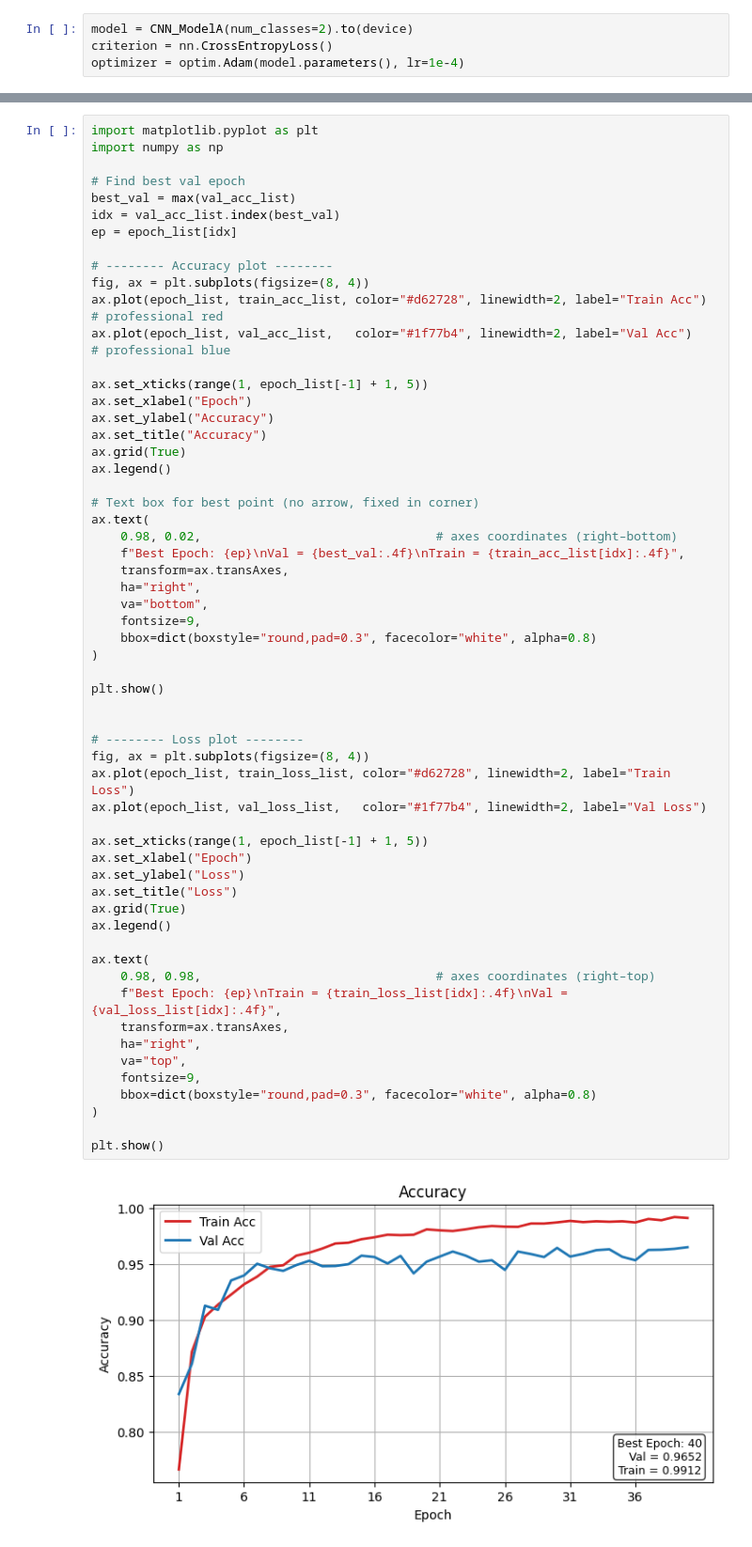
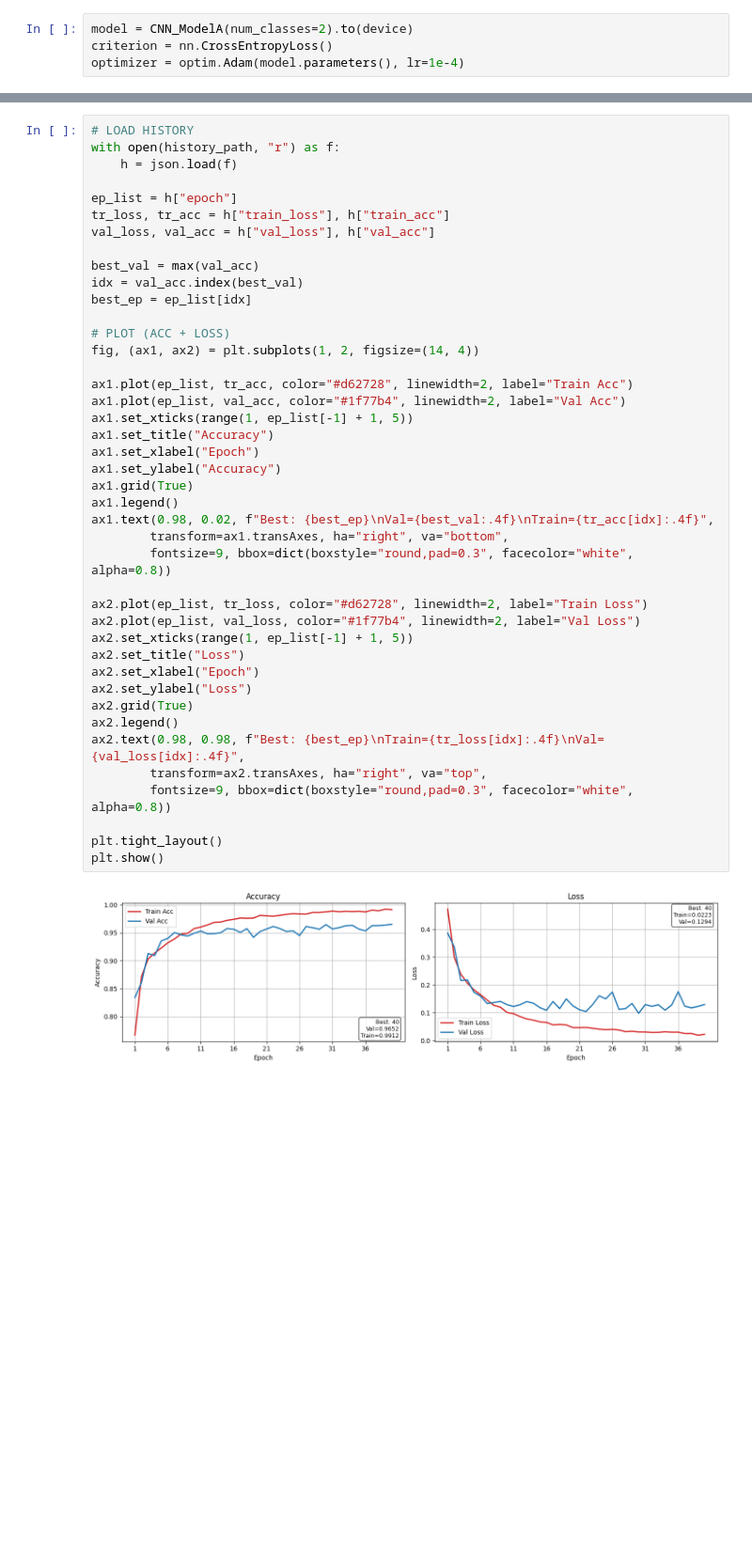
Before and after one commit to averatec0773/Deepfake_Detection_Fusion_Model, a Jupyter notebook: CNN_Deepfacke_Detection_Model_mouth.ipynb, the cells around one changed output, grey strips where cells are left out. Shown at 94% size. Cells and saved outputs as stored; diff of their text form; blank space fills up the shorter version.

```diff
--- a/CNN_Deepfacke_Detection_Model_mouth.ipynb
+++ b/CNN_Deepfacke_Detection_Model_mouth.ipynb
@@ -369,62 +370,46 @@ print(f"Training history saved to {history_path}")
 # %% [output]
 Training history saved to /content/drive/MyDrive/Colab Notebooks/EECE7370/Model_mouth/CNN_Mouth_history_1207_0909.json
 # %%
-import matplotlib.pyplot as plt
-import numpy as np
+# LOAD HISTORY
+with open(history_path, "r") as f:
+    h = json.load(f)
 
-# Find best val epoch
-best_val = max(val_acc_list)
-idx = val_acc_list.index(best_val)
-ep = epoch_list[idx]
+ep_list = h["epoch"]
+tr_loss, tr_acc = h["train_loss"], h["train_acc"]
+val_loss, val_acc = h["val_loss"], h["val_acc"]
 
-# -------- Accuracy plot --------
-fig, ax = plt.subplots(figsize=(8, 4))
-ax.plot(epoch_list, train_acc_list, color="#d62728", linewidth=2, label="Train Acc")  # professional red
-ax.plot(epoch_list, val_acc_list,   color="#1f77b4", linewidth=2, label="Val Acc")    # professional blue
+best_val = max(val_acc)
+idx = val_acc.index(best_val)
+best_ep = ep_list[idx]
 
-ax.set_xticks(range(1, epoch_list[-1] + 1, 5))
-ax.set_xlabel("Epoch")
-ax.set_ylabel("Accuracy")
-ax.set_title("Accuracy")
-ax.grid(True)
-ax.legend()
+# PLOT (ACC + LOSS)
+fig, (ax1, ax2) = plt.subplots(1, 2, figsize=(14, 4))
 
-# Text box for best point (no arrow, fixed in corner)
-ax.text(
-    0.98, 0.02,                                # axes coordinates (right–bottom)
-    f"Best Epoch: {ep}\nVal = {best_val:.4f}\nTrain = {train_acc_list[idx]:.4f}",
-    transform=ax.transAxes,
-    ha="right",
-    va="bottom",
-    fontsize=9,
-    bbox=dict(boxstyle="round,pad=0.3", facecolor="white", alpha=0.8)
-)
+ax1.plot(ep_list, tr_acc, color="#d62728", linewidth=2, label="Train Acc")
+ax1.plot(ep_list, val_acc, color="#1f77b4", linewidth=2, label="Val Acc")
+ax1.set_xticks(range(1, ep_list[-1] + 1, 5))
+ax1.set_title("Accuracy")
+ax1.set_xlabel("Epoch")
+ax1.set_ylabel("Accuracy")
+ax1.grid(True)
+ax1.legend()
+ax1.text(0.98, 0.02, f"Best: {best_ep}\nVal={best_val:.4f}\nTrain={tr_acc[idx]:.4f}",
+        transform=ax1.transAxes, ha="right", va="bottom",
+        fontsize=9, bbox=dict(boxstyle="round,pad=0.3", facecolor="white", alpha=0.8))
 
+ax2.plot(ep_list, tr_loss, color="#d62728", linewidth=2, label="Train Loss")
+ax2.plot(ep_list, val_loss, color="#1f77b4", linewidth=2, label="Val Loss")
+ax2.set_xticks(range(1, ep_list[-1] + 1, 5))
+ax2.set_title("Loss")
+ax2.set_xlabel("Epoch")
+ax2.set_ylabel("Loss")
+ax2.grid(True)
+ax2.legend()
+ax2.text(0.98, 0.98, f"Best: {best_ep}\nTrain={tr_loss[idx]:.4f}\nVal={val_loss[idx]:.4f}",
+        transform=ax2.transAxes, ha="right", va="top",
+        fontsize=9, bbox=dict(boxstyle="round,pad=0.3", facecolor="white", alpha=0.8))
+
+plt.tight_layout()
 plt.show()
-
-
-# -------- Loss plot --------
-fig, ax = plt.subplots(figsize=(8, 4))
-ax.plot(epoch_list, train_loss_list, color="#d62728", linewidth=2, label="Train Loss")
-ax.plot(epoch_list, val_loss_list,   color="#1f77b4", linewidth=2, label="Val Loss")
-
-ax.set_xticks(range(1, epoch_list[-1] + 1, 5))
-ax.set_xlabel("Epoch")
-ax.set_ylabel("Loss")
-ax.set_title("Loss")
-ax.grid(True)
-ax.legend()
-
-ax.text(
-    0.98, 0.98,                                # axes coordinates (right–top)
-    f"Best Epoch: {ep}\nTrain = {train_loss_list[idx]:.4f}\nVal = {val_loss_list[idx]:.4f}",
-    transform=ax.transAxes,
-    ha="right",
-    va="top",
-    fontsize=9,
-    bbox=dict(boxstyle="round,pad=0.3", facecolor="white", alpha=0.8)
-)
-
-plt.show()
 # %% [output]
-[figure, old version]
+[figure, new version]
```
Also changed, not shown: parts of 5 cells of this notebook.
